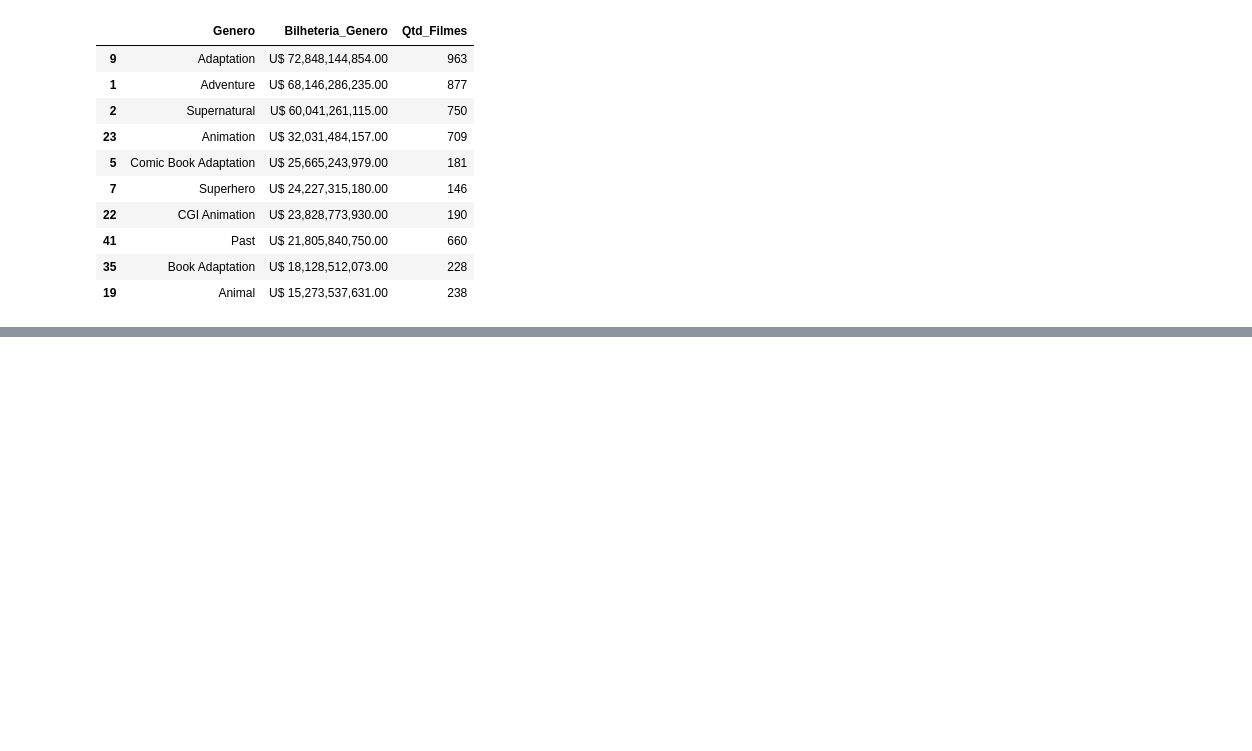
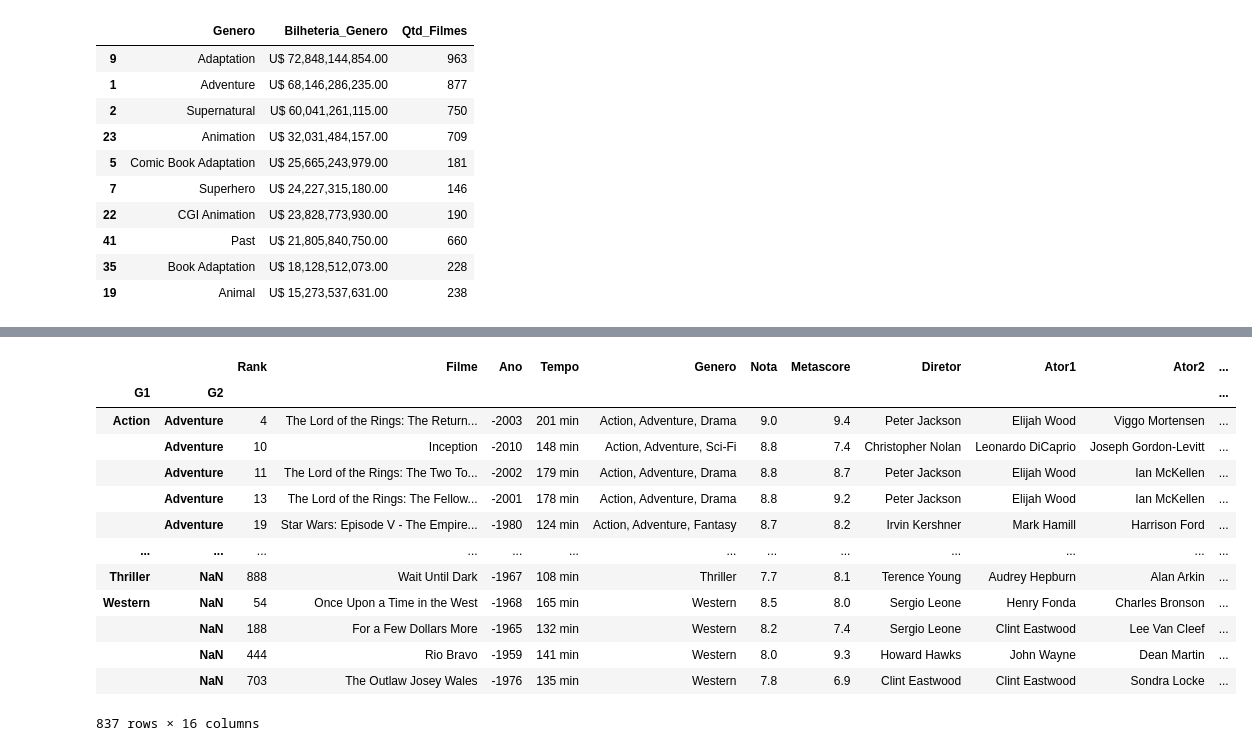
Before and after one commit to Henrxque/Analise_exploratoria_IMDB, a Jupyter notebook: Projeto_IMDB_2.ipynb, the cells around one changed output, grey strips where cells are left out. Saved outputs shown, nothing was run; the diff lists cells and outputs as text; code cells hidden in the pictures; blank space fills up the shorter version.

```diff
--- a/Projeto_IMDB_2.ipynb
+++ b/Projeto_IMDB_2.ipynb
@@ -532,0 +707,17 @@ plt.show()
+# %%
+movies.sort_values(['G1', 'G2']).set_index(['G1', 'G2'])
+# %% [output]
+|  |  | Rank | Filme | Ano | Tempo | Genero | Nota | Metascore | Diretor | Ator1 | Ator2 | ... |
+| G1 | G2 |  |  |  |  |  |  |  |  |  |  | ... |
+| Action | Adventure | 4 | The Lord of the Rings: The Return... | -2003 | 201 min | Action, Adventure, Drama | 9.0 | 9.4 | Peter Jackson | Elijah Wood | Viggo Mortensen | ... |
+|  | Adventure | 10 | Inception | -2010 | 148 min | Action, Adventure, Sci-Fi | 8.8 | 7.4 | Christopher Nolan | Leonardo DiCaprio | Joseph Gordon-Levitt | ... |
+|  | Adventure | 11 | The Lord of the Rings: The Two To... | -2002 | 179 min | Action, Adventure, Drama | 8.8 | 8.7 | Peter Jackson | Elijah Wood | Ian McKellen | ... |
+|  | Adventure | 13 | The Lord of the Rings: The Fellow... | -2001 | 178 min | Action, Adventure, Drama | 8.8 | 9.2 | Peter Jackson | Elijah Wood | Ian McKellen | ... |
+|  | Adventure | 19 | Star Wars: Episode V - The Empire... | -1980 | 124 min | Action, Adventure, Fantasy | 8.7 | 8.2 | Irvin Kershner | Mark Hamill | Harrison Ford | ... |
+| ... | ... | ... | ... | ... | ... | ... | ... | ... | ... | ... | ... | ... |
+| Thriller | NaN | 888 | Wait Until Dark | -1967 | 108 min | Thriller | 7.7 | 8.1 | Terence Young | Audrey Hepburn | Alan Arkin | ... |
+| Western | NaN | 54 | Once Upon a Time in the West | -1968 | 165 min | Western | 8.5 | 8.0 | Sergio Leone | Henry Fonda | Charles Bronson | ... |
+|  | NaN | 188 | For a Few Dollars More | -1965 | 132 min | Western | 8.2 | 7.4 | Sergio Leone | Clint Eastwood | Lee Van Cleef | ... |
+|  | NaN | 444 | Rio Bravo | -1959 | 141 min | Western | 8.0 | 9.3 | Howard Hawks | John Wayne | Dean Martin | ... |
+|  | NaN | 703 | The Outlaw Josey Wales | -1976 | 135 min | Western | 7.8 | 6.9 | Clint Eastwood | Clint Eastwood | Sondra Locke | ... |
+837 rows × 16 columns
```
Also changed, not shown: parts of 52 cells of this notebook.
